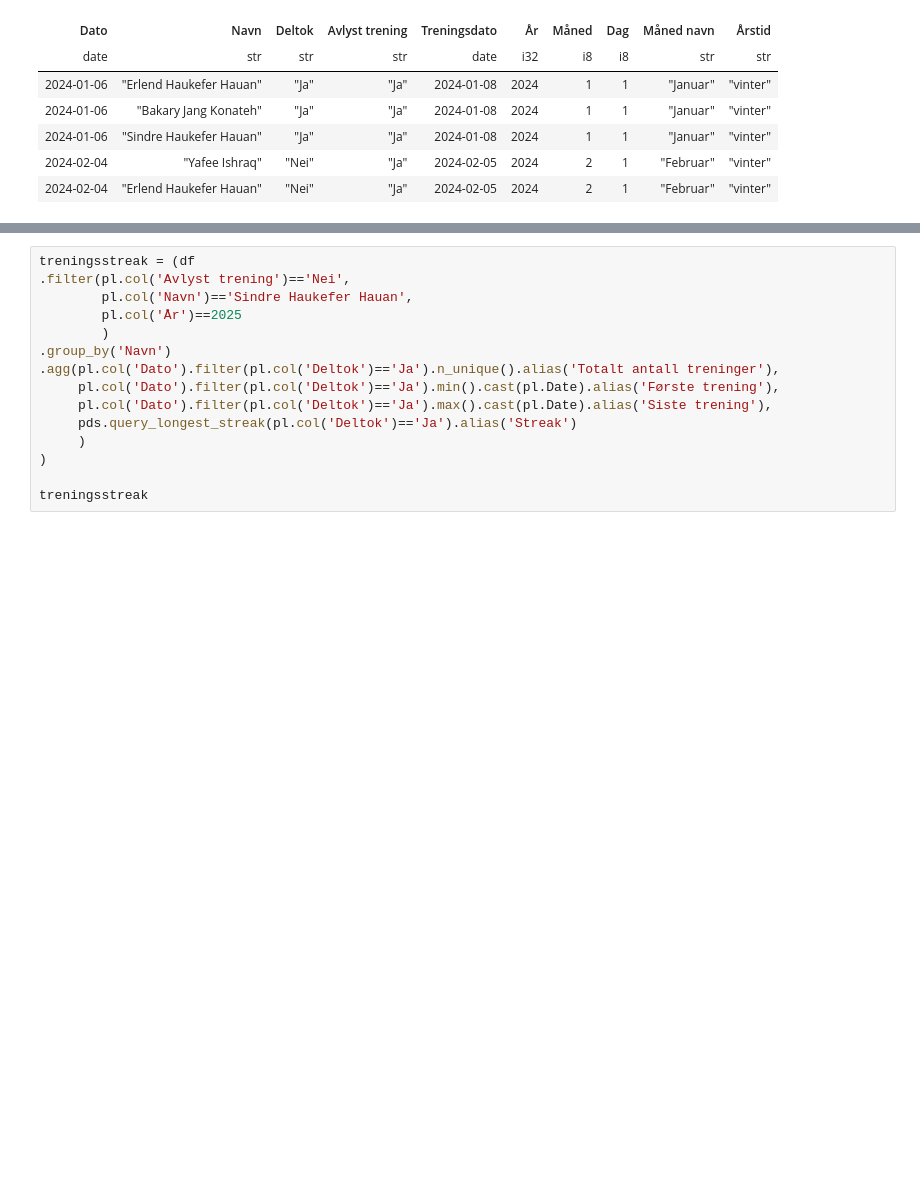
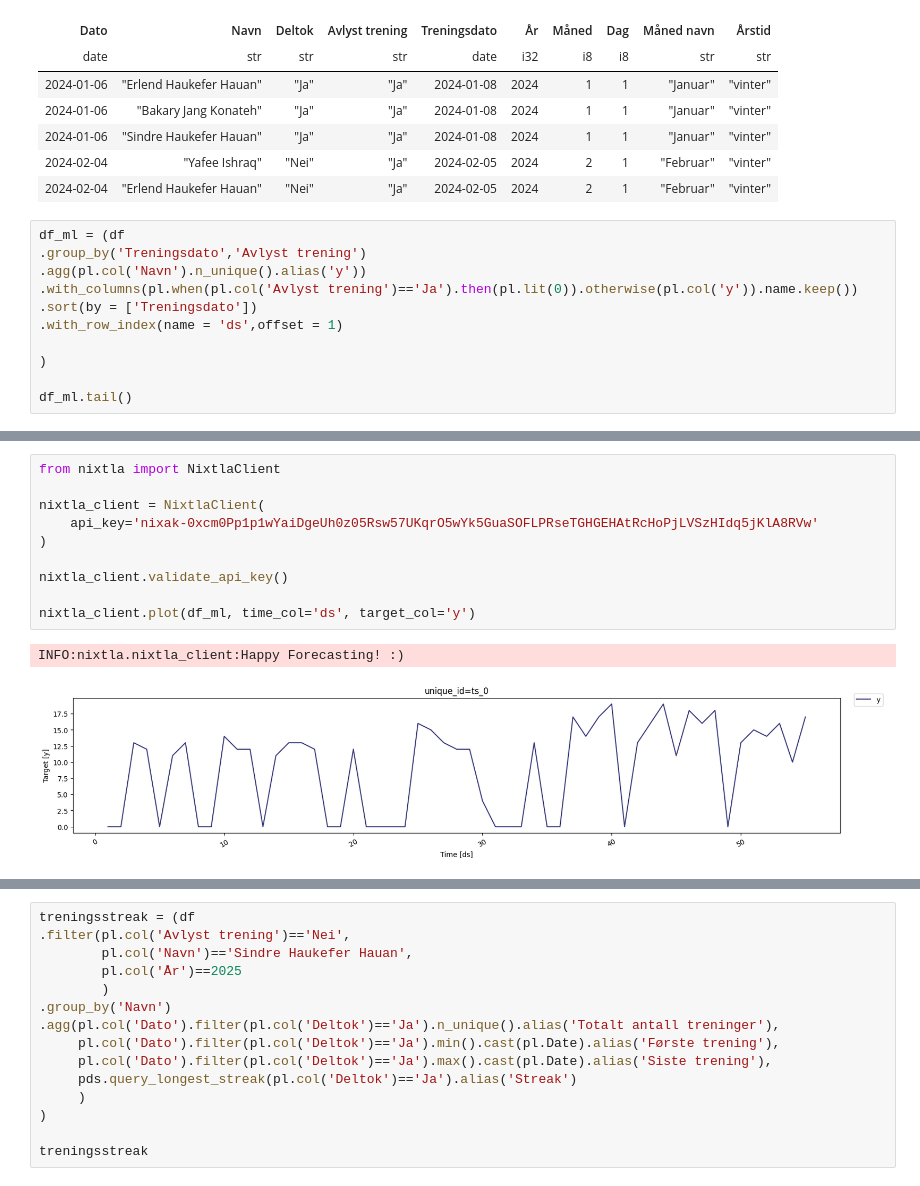
Before and after one commit to PolarsDude/treningsstatistikk-, a Jupyter notebook: test_fil.ipynb, the cells around one changed output, grey strips where cells are left out. Cells and saved outputs as stored; diff of their text form; blank space fills up the shorter version.

```diff
--- a/test_fil.ipynb
+++ b/test_fil.ipynb
@@ -38,3 +38,14 @@ shape: (5, 10)
 | 2024-01-06 | "Sindre Haukefer Hauan" | "Ja" | "Ja" | 2024-01-08 | 2024 | 1 | 1 | "Januar" | "vinter" |
 | 2024-02-04 | "Yafee Ishraq" | "Nei" | "Ja" | 2024-02-05 | 2024 | 2 | 1 | "Februar" | "vinter" |
 | 2024-02-04 | "Erlend Haukefer Hauan" | "Nei" | "Ja" | 2024-02-05 | 2024 | 2 | 1 | "Februar" | "vinter" |
+# %%
+df_ml = (df
+.group_by('Treningsdato','Avlyst trening')
+.agg(pl.col('Navn').n_unique().alias('y'))
+.with_columns(pl.when(pl.col('Avlyst trening')=='Ja').then(pl.lit(0)).otherwise(pl.col('y')).name.keep())
+.sort(by = ['Treningsdato'])
+.with_row_index(name = 'ds',offset = 1)
+
+)
+
+df_ml.tail()
@@ -40,0 +61,13 @@ shape: (5, 10)
+# %%
+from nixtla import NixtlaClient
+
+nixtla_client = NixtlaClient(
+    api_key='nixak-0xcm0Pp1p1wYaiDgeUh0z05Rsw57UKqrO5wYk5GuaSOFLPRseTGHGEHAtRcHoPjLVSzHIdq5jKlA8RVw'
+)
+
+nixtla_client.validate_api_key()
+
+nixtla_client.plot(df_ml, time_col='ds', target_col='y')
+# %% [output]
+INFO:nixtla.nixtla_client:Happy Forecasting! :)
+[figure, added]
```
Also changed, not shown: parts of 10 cells of this notebook, 15 other files.
